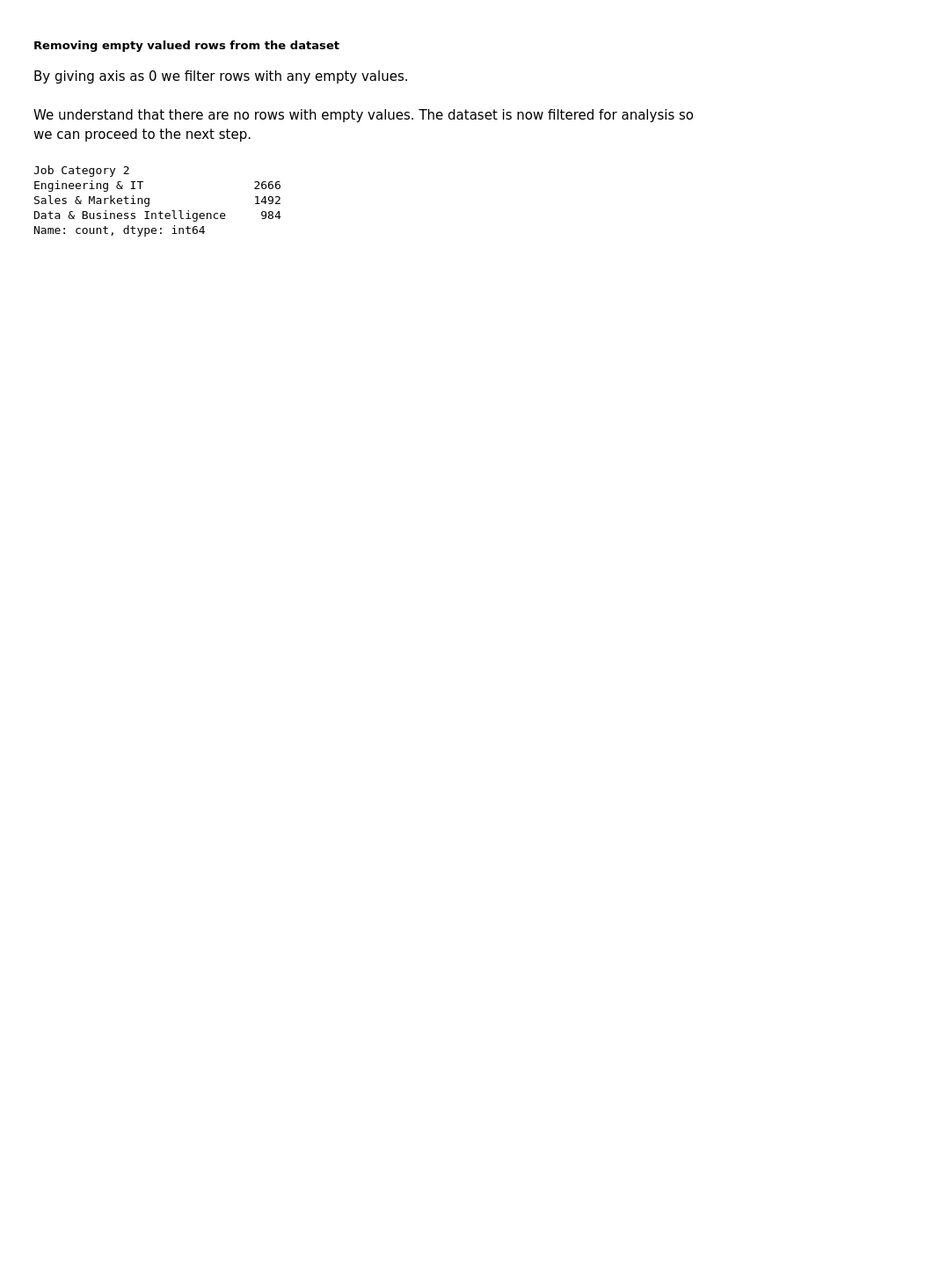
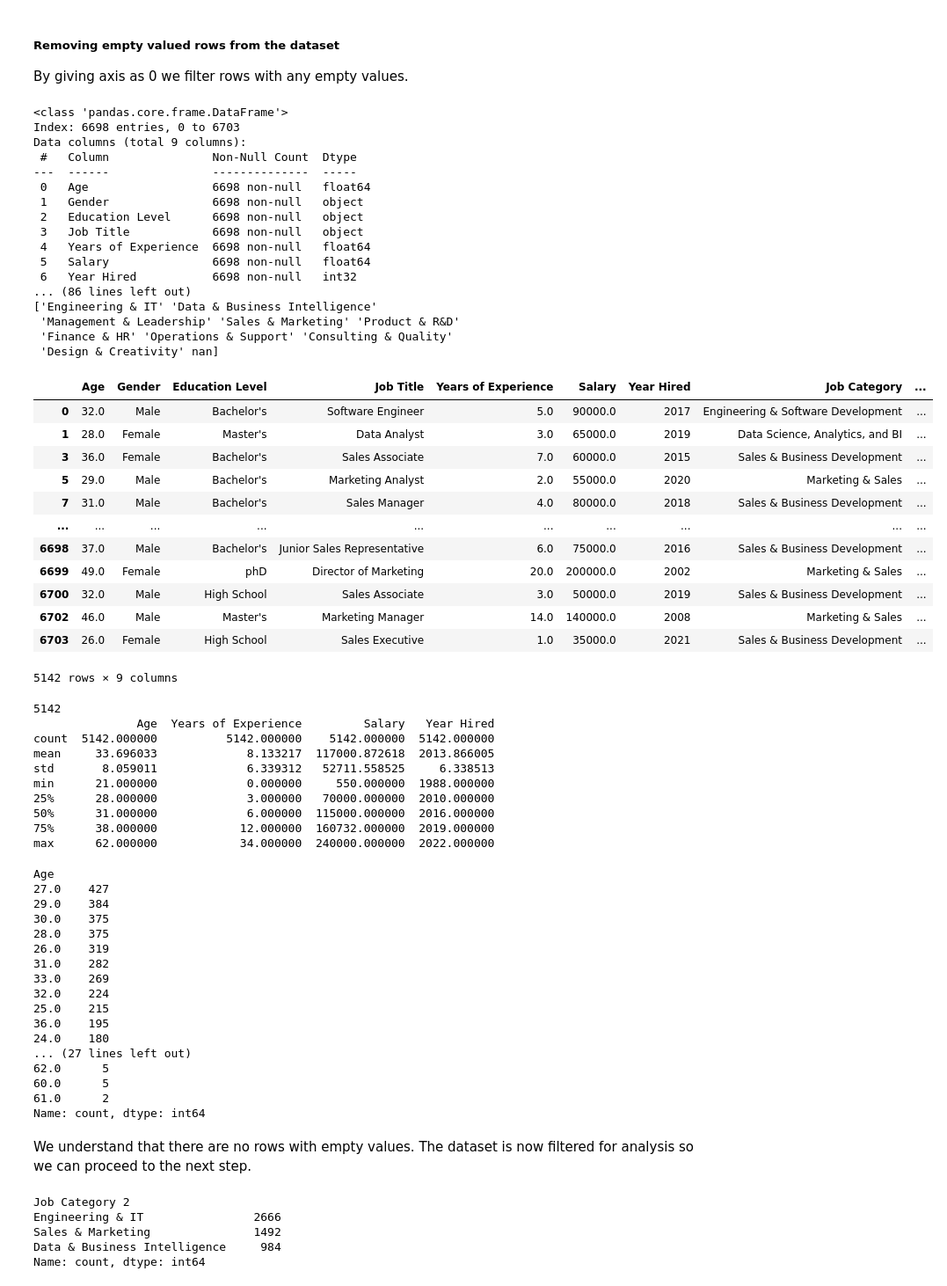
Before and after one commit to sreehariprathap/Data-Analysis--Maths---Algorithms, a Jupyter notebook: week-6/StartTemplate.ipynb, the cells around one changed output. Shown at 88% size. Saved outputs shown, nothing was run; the diff lists cells and outputs as text; code cells hidden in the pictures; blank space fills up the shorter version.

```diff
--- a/week-6/StartTemplate.ipynb
+++ b/week-6/StartTemplate.ipynb
@@ -60,7 +60,7 @@ df.loc[:, 'Education Level'] = df['Education Level'].replace({
 })
 
 df['Year Hired'] = (2022 - df['Years of Experience']).astype(int)
-df['Age as Fresher'] = (df['Age'] - df['Years of Experience']).astype(int)
+
 job_category_mapping = {
     'Software Engineer': 'Engineering & Software Development',
     'Data Analyst': 'Data Science, Analytics, and BI',
@@ -279,34 +279,94 @@ categories2 = {
     "Customer Service": "Operations & Support",
     "Transportation & Logistics": "Operations & Support",
 
     "Design": "Design & Creativity",
     "Creative & Design": "Design & Creativity",
 
     "Finance & Accounting": "Finance & HR",
     "Human Resources": "Finance & HR",
     "Training & Development": "Finance & HR",
 
     "Consulting": "Consulting & Quality",
     "Quality Assurance": "Consulting & Quality"
 }
 
 
 # Map job titles to categories
 df['Job Category'] = df['Job Title'].map(job_category_mapping)
 df['Job Category 2'] = df['Job Category'].map(categories2)
 
 print(df.info())
-print(df.describe())
+
 
 print(df['Education Level'].unique())
 print(df['Job Title'].unique())
 print(df['Year Hired'].unique())
 print(df['Job Category 2'].unique())
 
 top_job_categories = df['Job Category 2'].value_counts().nlargest(3).index
 df = df[df['Job Category 2'].isin(top_job_categories)]
 display(df)
 print(len(df))
+print(df.describe())
+display(df['Age'].value_counts())
+# %% [output]
+<class 'pandas.core.frame.DataFrame'>
+Index: 6698 entries, 0 to 6703
+Data columns (total 9 columns):
+ #   Column               Non-Null Count  Dtype
+---  ------               --------------  -----
+ 0   Age                  6698 non-null   float64
+ 1   Gender               6698 non-null   object
+ 2   Education Level      6698 non-null   object
+ 3   Job Title            6698 non-null   object
+ 4   Years of Experience  6698 non-null   float64
+ 5   Salary               6698 non-null   float64
+ 6   Year Hired           6698 non-null   int32
+... (86 lines left out)
+['Engineering & IT' 'Data & Business Intelligence'
+ 'Management & Leadership' 'Sales & Marketing' 'Product & R&D'
+ 'Finance & HR' 'Operations & Support' 'Consulting & Quality'
+ 'Design & Creativity' nan]
+|  | Age | Gender | Education Level | Job Title | Years of Experience | Salary | Year Hired | Job Category | ... |
+| 0 | 32.0 | Male | Bachelor's | Software Engineer | 5.0 | 90000.0 | 2017 | Engineering & Software Development | ... |
+| 1 | 28.0 | Female | Master's | Data Analyst | 3.0 | 65000.0 | 2019 | Data Science, Analytics, and BI | ... |
+| 3 | 36.0 | Female | Bachelor's | Sales Associate | 7.0 | 60000.0 | 2015 | Sales & Business Development | ... |
+| 5 | 29.0 | Male | Bachelor's | Marketing Analyst | 2.0 | 55000.0 | 2020 | Marketing & Sales | ... |
+| 7 | 31.0 | Male | Bachelor's | Sales Manager | 4.0 | 80000.0 | 2018 | Sales & Business Development | ... |
+| ... | ... | ... | ... | ... | ... | ... | ... | ... | ... |
+| 6698 | 37.0 | Male | Bachelor's | Junior Sales Representative | 6.0 | 75000.0 | 2016 | Sales & Business Development | ... |
+| 6699 | 49.0 | Female | phD | Director of Marketing | 20.0 | 200000.0 | 2002 | Marketing & Sales | ... |
+| 6700 | 32.0 | Male | High School | Sales Associate | 3.0 | 50000.0 | 2019 | Sales & Business Development | ... |
+| 6702 | 46.0 | Male | Master's | Marketing Manager | 14.0 | 140000.0 | 2008 | Marketing & Sales | ... |
+| 6703 | 26.0 | Female | High School | Sales Executive | 1.0 | 35000.0 | 2021 | Sales & Business Development | ... |
+5142 rows × 9 columns
+5142
+               Age  Years of Experience         Salary   Year Hired
+count  5142.000000          5142.000000    5142.000000  5142.000000
+mean     33.696033             8.133217  117000.872618  2013.866005
+std       8.059011             6.339312   52711.558525     6.338513
+min      21.000000             0.000000     550.000000  1988.000000
+25%      28.000000             3.000000   70000.000000  2010.000000
+50%      31.000000             6.000000  115000.000000  2016.000000
+75%      38.000000            12.000000  160732.000000  2019.000000
+max      62.000000            34.000000  240000.000000  2022.000000
+Age
+27.0    427
+29.0    384
+30.0    375
+28.0    375
+26.0    319
+31.0    282
+33.0    269
+32.0    224
+25.0    215
+36.0    195
+24.0    180
+... (27 lines left out)
+62.0      5
+60.0      5
+61.0      2
+Name: count, dtype: int64
 # %% [markdown]
 We understand that there are no rows with empty values. The dataset is now filtered for analysis so we can proceed to the next step.
 # %%
```
Also changed, not shown: parts of 9 cells of this notebook, 1 other file.
